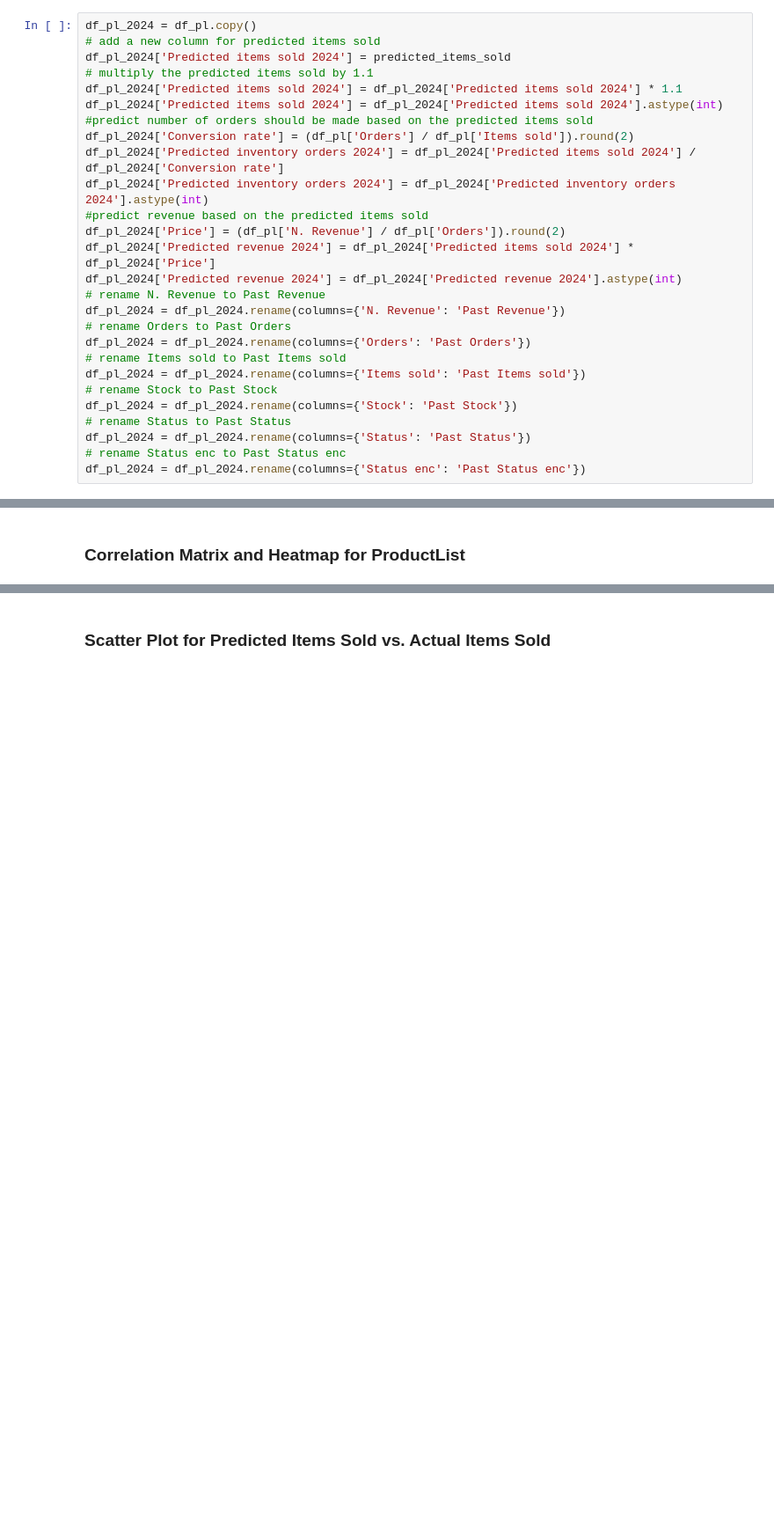
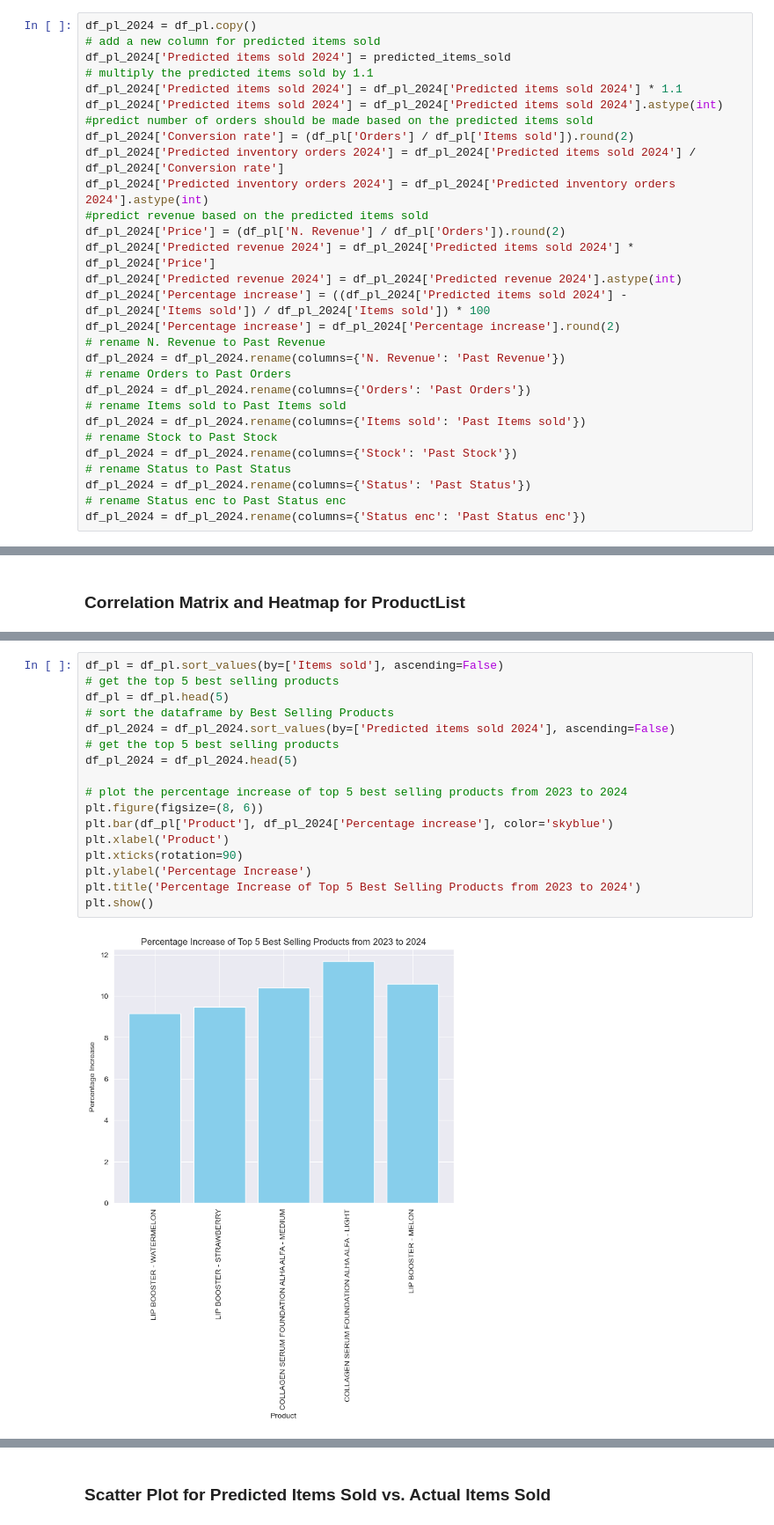
Before and after one commit to sanchick02/AlhaAlfa, a Jupyter notebook: AlhaAlfa_main(1).ipynb, the cells around one changed output, grey strips where cells are left out. Shown at 88% size. Drawn from its saved outputs; the diff is of its cells as text; blank space fills up the shorter version.

Commit message:
Objective 2 visualization

```diff
--- a/AlhaAlfa_main(1).ipynb
+++ b/AlhaAlfa_main(1).ipynb
@@ -911,6 +913,8 @@ df_pl_2024['Predicted inventory orders 2024'] = df_pl_2024['Predicted inventory
 df_pl_2024['Price'] = (df_pl['N. Revenue'] / df_pl['Orders']).round(2)
 df_pl_2024['Predicted revenue 2024'] = df_pl_2024['Predicted items sold 2024'] * df_pl_2024['Price']
 df_pl_2024['Predicted revenue 2024'] = df_pl_2024['Predicted revenue 2024'].astype(int)
+df_pl_2024['Percentage increase'] = ((df_pl_2024['Predicted items sold 2024'] - df_pl_2024['Items sold']) / df_pl_2024['Items sold']) * 100
+df_pl_2024['Percentage increase'] = df_pl_2024['Percentage increase'].round(2)
 # rename N. Revenue to Past Revenue
 df_pl_2024 = df_pl_2024.rename(columns={'N. Revenue': 'Past Revenue'})
 # rename Orders to Past Orders
@@ -997,3 +1003,22 @@ plt.show()
 | Stock | -0.283340 | 0.003703 | -0.001204 | 0.003032 | 1.000000 | -0.244943 |
 | Status enc | -0.120486 | -0.126438 | -0.115258 | -0.130066 | -0.244943 | 1.000000 |
 [figure]
+# %%
+df_pl = df_pl.sort_values(by=['Items sold'], ascending=False)
+# get the top 5 best selling products
+df_pl = df_pl.head(5)
+# sort the dataframe by Best Selling Products
+df_pl_2024 = df_pl_2024.sort_values(by=['Predicted items sold 2024'], ascending=False)
+# get the top 5 best selling products
+df_pl_2024 = df_pl_2024.head(5)
+
+# plot the percentage increase of top 5 best selling products from 2023 to 2024
+plt.figure(figsize=(8, 6))
+plt.bar(df_pl['Product'], df_pl_2024['Percentage increase'], color='skyblue')
+plt.xlabel('Product')
+plt.xticks(rotation=90)
+plt.ylabel('Percentage Increase')
+plt.title('Percentage Increase of Top 5 Best Selling Products from 2023 to 2024')
+plt.show()
+# %% [output]
+[figure, added]
```
Also changed, not shown: parts of 4 cells of this notebook, 2 other files.
